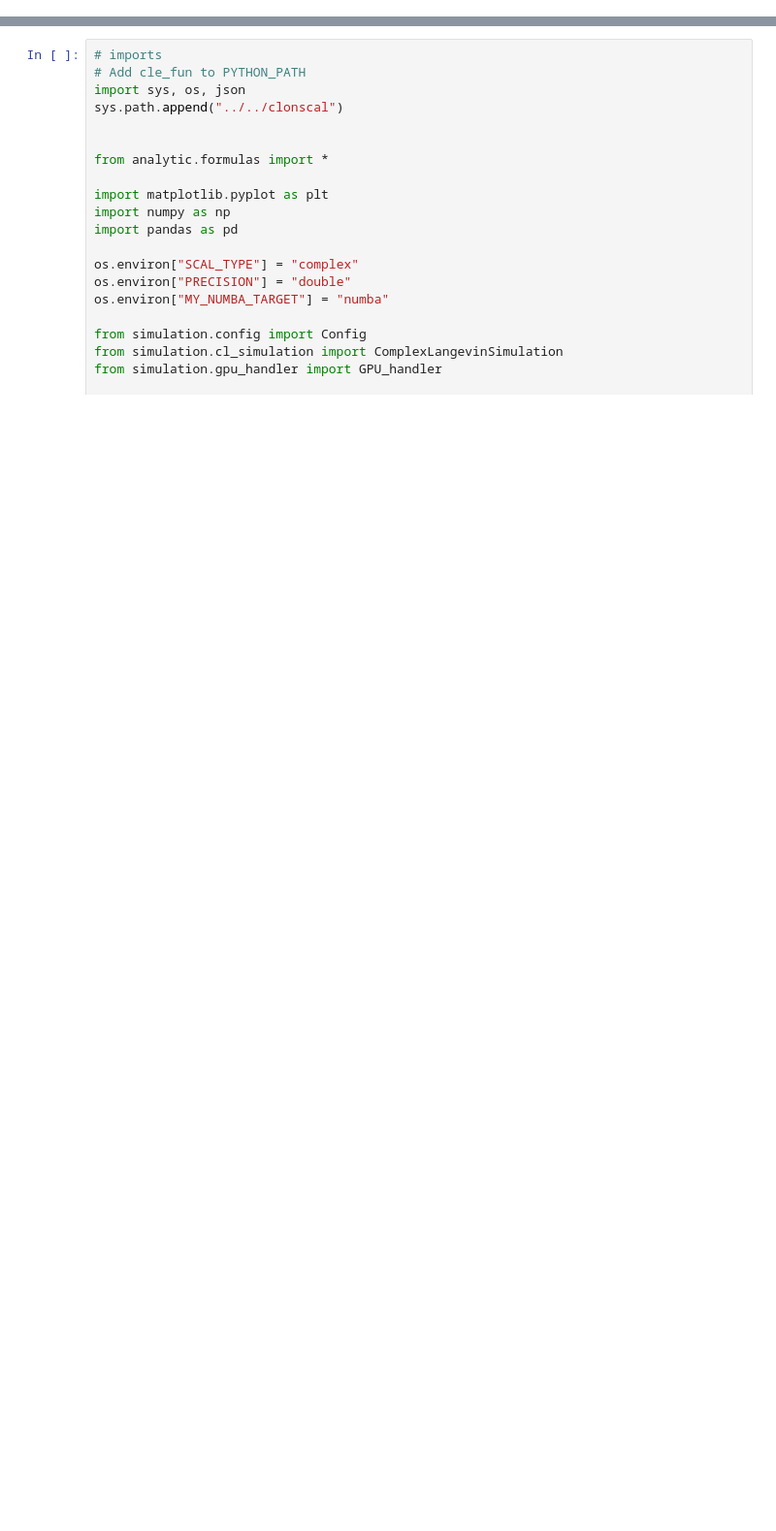
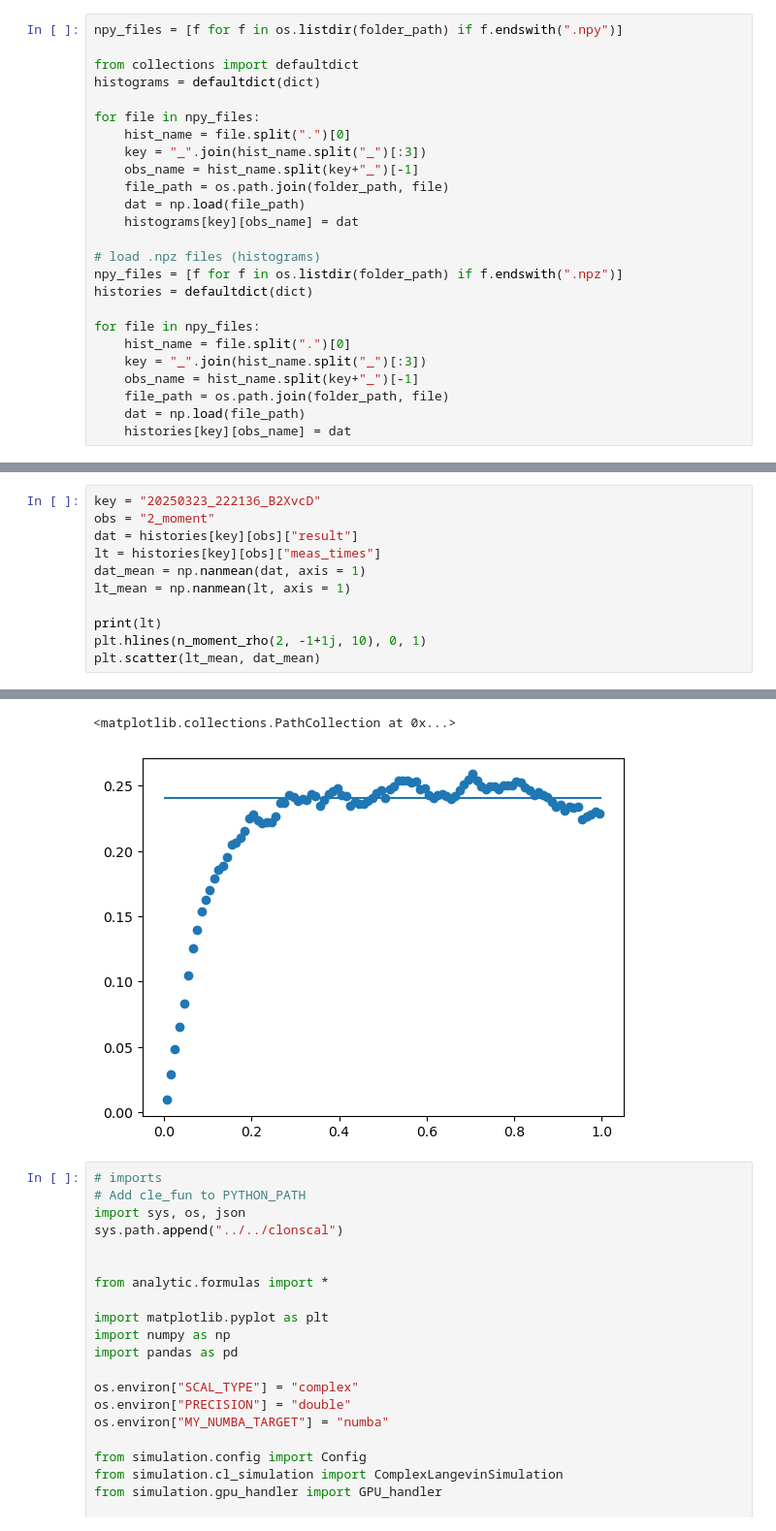
Before and after one commit to FabianHelmberger/Master_project, a Jupyter notebook: results/money_plots/notebooks/unmod/autocorr.ipynb, the cells around one changed output, grey strips where cells are left out. Shown at 97% size. Saved outputs shown, nothing was run; the diff lists cells and outputs as text; blank space fills up the shorter version.

```diff
--- a/results/money_plots/notebooks/unmod/autocorr.ipynb
+++ b/results/money_plots/notebooks/unmod/autocorr.ipynb
@@ -0,0 +86,25 @@
+# %%
+npy_files = [f for f in os.listdir(folder_path) if f.endswith(".npy")]
+
+from collections import defaultdict
+histograms = defaultdict(dict)
+
+for file in npy_files:
+    hist_name = file.split(".")[0]
+    key = "_".join(hist_name.split("_")[:3])
+    obs_name = hist_name.split(key+"_")[-1]
+    file_path = os.path.join(folder_path, file)
+    dat = np.load(file_path)
+    histograms[key][obs_name] = dat
+
+# load .npz files (histograms)
+npy_files = [f for f in os.listdir(folder_path) if f.endswith(".npz")]
+histories = defaultdict(dict)
+
+for file in npy_files:
+    hist_name = file.split(".")[0]
+    key = "_".join(hist_name.split("_")[:3])
+    obs_name = hist_name.split(key+"_")[-1]
+    file_path = os.path.join(folder_path, file)
+    dat = np.load(file_path)
+    histories[key][obs_name] = dat
@@ -0,0 +222,12 @@
+# %%
+key = "20250323_222136_B2XvcD"
+obs = "2_moment"
+dat = histories[key][obs]["result"]
+lt = histories[key][obs]["meas_times"]
+dat_mean = np.nanmean(dat, axis = 1)
+lt_mean = np.nanmean(lt, axis = 1)
+
+print(lt)
+plt.hlines(n_moment_rho(2, -1+1j, 10), 0, 1)
+plt.scatter(lt_mean, dat_mean)
+# %% [output]
@@ -1,3 +241,5 @@
+<matplotlib.collections.PathCollection at 0x...>
+[figure, added]
 # %%
 # imports
 # Add cle_fun to PYTHON_PATH
```
Also changed, not shown: parts of 10 cells of this notebook.
